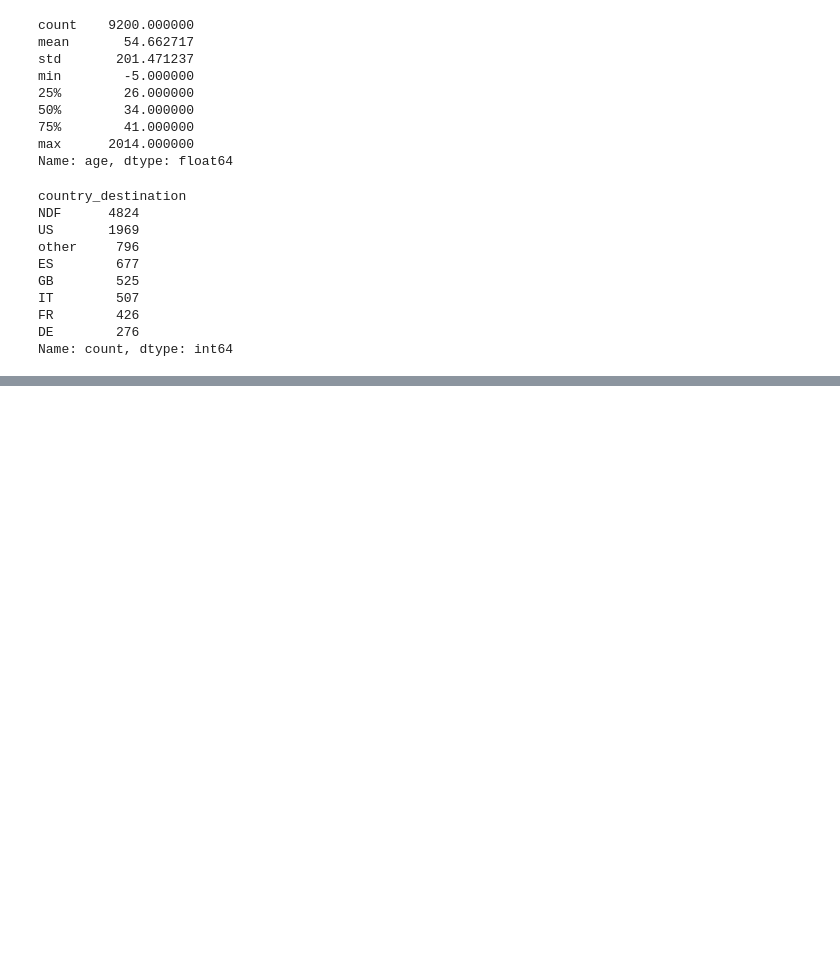
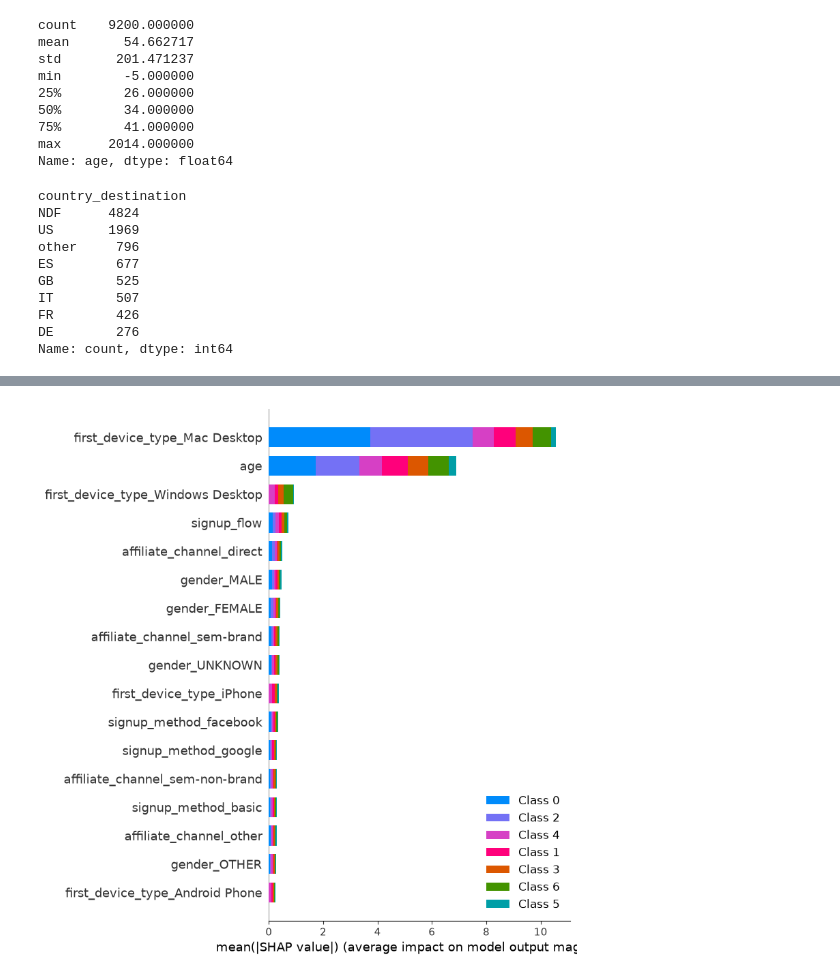
Before and after one commit to Roni-Gol/travel-personalization-model, a Jupyter notebook: travel_destination_prediction.ipynb, the cells around one changed output, grey strips where cells are left out. Saved outputs shown, nothing was run; the diff lists cells and outputs as text; code cells hidden in the pictures; blank space fills up the shorter version.

Commit message:
Complete Quest #3: EDA, 3 models, SHAP, feature importance, manager summary

```diff
--- a/travel_destination_prediction.ipynb
+++ b/travel_destination_prediction.ipynb
@@ -80,0 +168,11 @@ X_test['age'] = X_test['age'].fillna(median_age)
+# %%
+from sklearn.ensemble import RandomForestClassifier
+
+# Train Random Forest model
+rf_model = RandomForestClassifier(n_estimators=100, random_state=42, class_weight='balanced')
+rf_model.fit(X_train, y_train)
+
+# Evaluate on test set
+rf_predictions = rf_model.predict(X_test)
+rf_accuracy = accuracy_score(y_test, rf_predictions)
+print(f"Random Forest Accuracy: {rf_accuracy:.2%}")
@@ -80,0 +181,22 @@ X_test['age'] = X_test['age'].fillna(median_age)
+# %%
+from xgboost import XGBClassifier
+from sklearn.preprocessing import LabelEncoder
+from sklearn.utils.class_weight import compute_sample_weight
+from sklearn.metrics import classification_report
+
+# XGBoost requires numeric labels
+le = LabelEncoder()
+y_train_encoded = le.fit_transform(y_train)
+y_test_encoded = le.transform(y_test)
+
+# Compute sample weights to handle class imbalance
+sample_weights = compute_sample_weight(class_weight='balanced', y=y_train_encoded)
+
+# Train XGBoost with balanced weights
+xgb_model = XGBClassifier(n_estimators=100, random_state=42, eval_metric='mlogloss')
+xgb_model.fit(X_train, y_train_encoded, sample_weight=sample_weights)
+
+xgb_predictions = xgb_model.predict(X_test)
+xgb_accuracy = accuracy_score(y_test_encoded, xgb_predictions)
+print(f"XGBoost Accuracy: {xgb_accuracy:.2%}")
+print(classification_report(y_test_encoded, xgb_predictions, target_names=le.classes_))
@@ -80,0 +254,11 @@ X_test['age'] = X_test['age'].fillna(median_age)
+# %%
+import shap
+
+# Create SHAP explainer for XGBoost
+explainer = shap.TreeExplainer(xgb_model)
+shap_values = explainer.shap_values(X_test)
+
+# Plot feature importance
+shap.summary_plot(shap_values, X_test, plot_type="bar")
+# %% [output]
+[figure, added]
```
Also changed, not shown: parts of 15 cells of this notebook, 1 other file.
